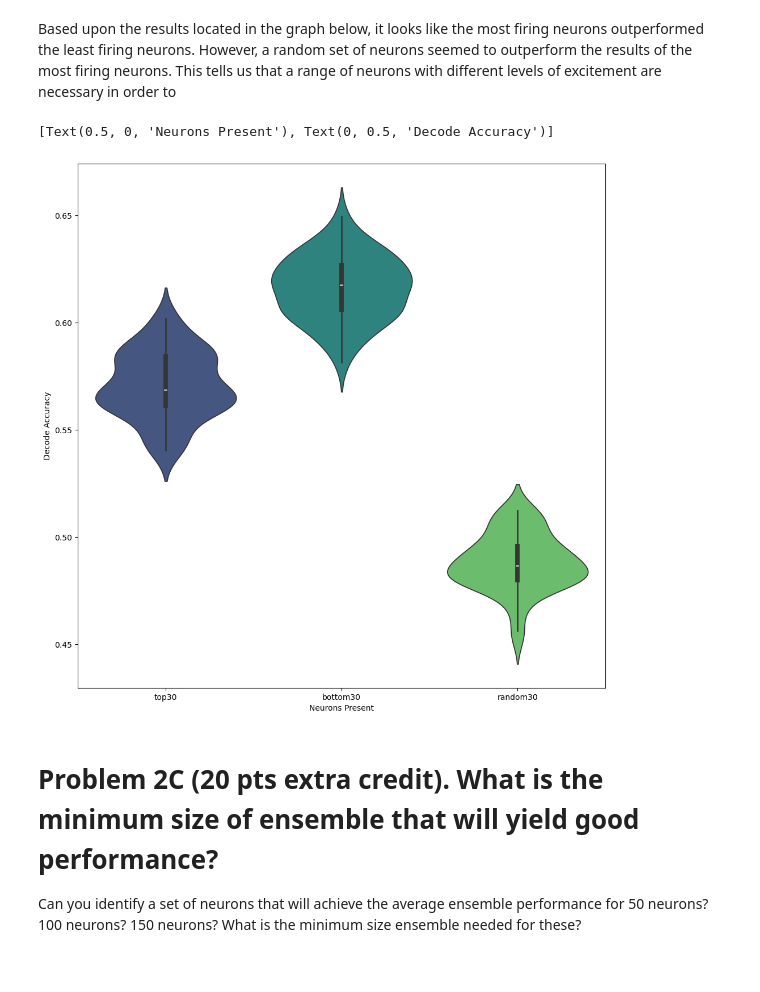
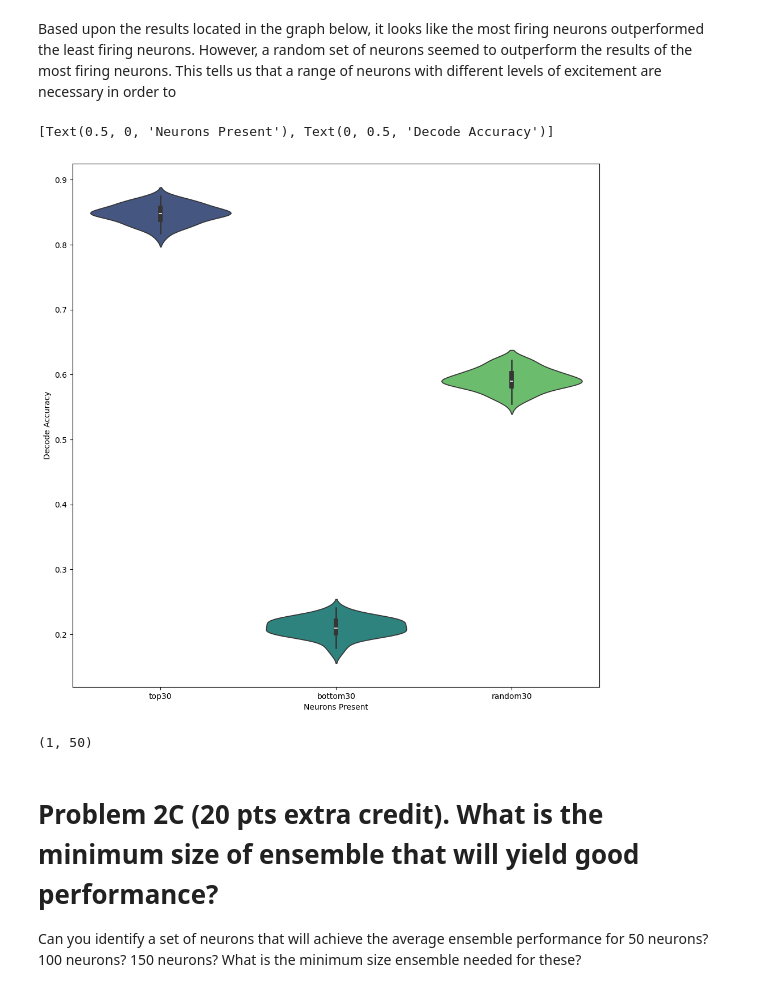
Before and after one commit to NathanNgu/elec380, a Jupyter notebook: HW2/HW2_notebook.ipynb, the cells around one changed output. Cells and saved outputs as stored; diff of their text form; code cells hidden in the pictures.

```diff
--- a/HW2/HW2_notebook.ipynb
+++ b/HW2/HW2_notebook.ipynb
@@ -480,28 +488,33 @@ def findSpecificNeurons(neuron_idx):
 # %% [markdown]
 Based upon the results located in the graph below, it looks like the most firing neurons outperformed the least firing neurons. However, a random set of neurons seemed to outperform the results of the most firing neurons. This tells us that a range of neurons with different levels of excitement are necessary in order to
 # %%
-allmean = np.mean(mean_spike_counts, axis=1)
+# Calculate the mean spike counts per neuron for each target
+mean_spike_counts = np.mean(plan_spikes, axis=1)
 # get indices of highest mean spike counts
-idx = np.argsort(allmean)
+idx = np.argsort(mean_spike_counts)
 # get the top and bottom 30 neurons
 top = idx[-30:]
 bottom = idx[:30]
 
 tt = findSpecificNeurons(top)
 bt = findSpecificNeurons(bottom)
 random30 = np.random.choice(range(190), 30, replace=False)
 allNeuron = findSpecificNeurons(random30)
 
 decode_perf = np.squeeze(np.array([tt, bt, allNeuron])) # convert to a numpy array
 
 fig = plt.figure(figsize=(12,12))
 ax = sns.violinplot(data=pd.DataFrame(decode_perf.T,
                               columns=['top30', 'bottom30', 'random30']),
                               palette="viridis")
 ax.set(xlabel='Neurons Present', ylabel='Decode Accuracy')
 # %% [output]
 [Text(0.5, 0, 'Neurons Present'), Text(0, 0.5, 'Decode Accuracy')]
-[figure, old version]
+[figure, new version]
+# %%
+print(tt.shape)
+# %% [output]
+(1, 50)
 # %% [markdown]
 # Problem 2C (20 pts extra credit). What is the minimum size of ensemble that will yield good performance?
 
```
Also changed, not shown: parts of 12 cells of this notebook, 1 other file.
